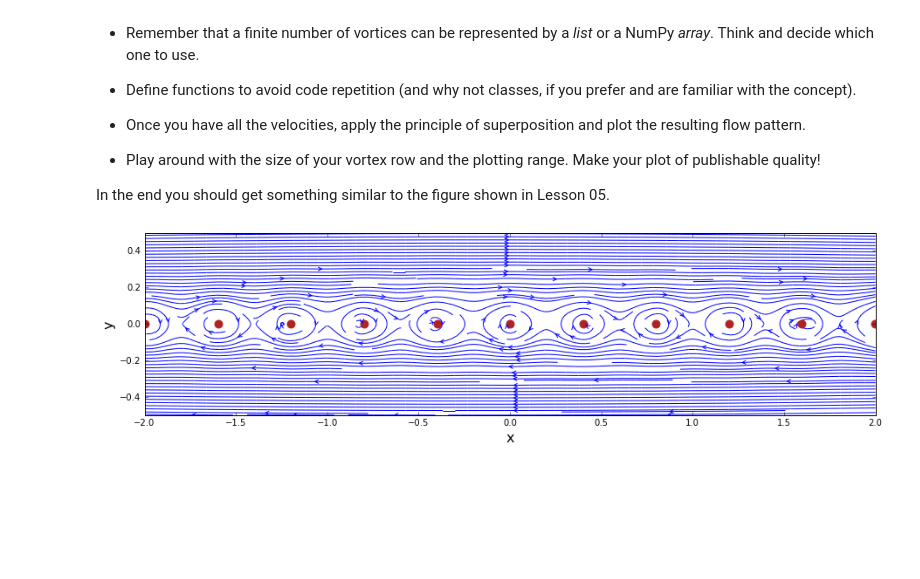
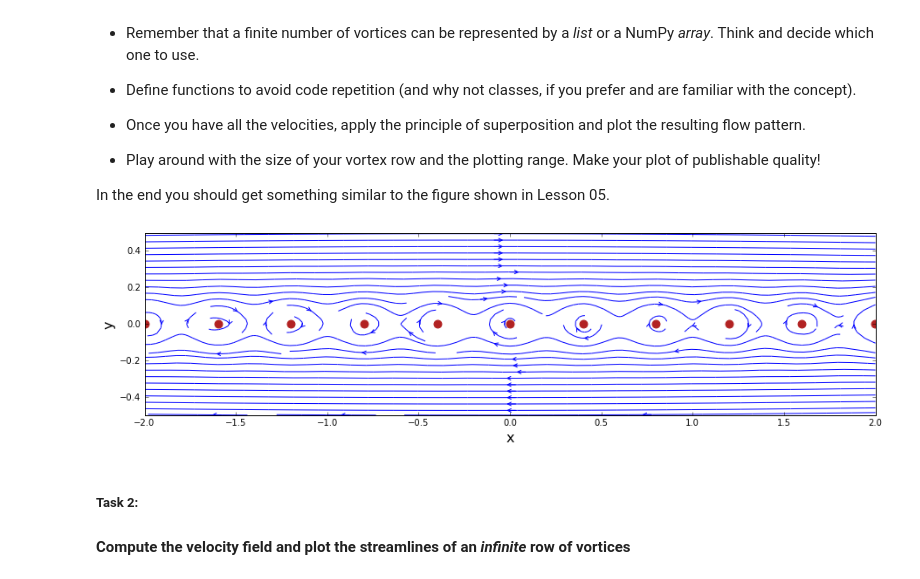
Before and after one commit to lpgleaves/mae6226-workspace, a Jupyter notebook: 05-lesson-notes.ipynb, the cells around one changed output. Drawn from its saved outputs; the diff is of its cells as text; code cells hidden in the pictures; blank space fills up the shorter version.

```diff
--- a/05-lesson-notes.ipynb
+++ b/05-lesson-notes.ipynb
@@ -48,12 +48,16 @@ for i in range(0,N-1):
 # %%
 # plot the streamlines
 size = 15
 pyplot.figure(figsize=(size, (yz-ya)/(xz-xa)*size))
 pyplot.xlabel('x', fontsize=16)
 pyplot.ylabel('y', fontsize=16)
 pyplot.xlim(xa, xz)
 pyplot.ylim(ya,yz)
-pyplot.streamplot(X, Y, ucomp, vcomp, density=2, linewidth=1, arrowsize=1, arrowstyle='->')
+pyplot.streamplot(X, Y, ucomp, vcomp, density=1, linewidth=1, arrowsize=1, arrowstyle='->')
 pyplot.scatter(xv, yv, s=80, marker='o', color='#B22222');
 # %% [output]
-[figure, old version]
+[figure, new version]
+# %% [markdown]
+##### Task 2:
+
+#### Compute the velocity field and plot the streamlines of an *infinite* row of vortices
```
Also changed, not shown: parts of 3 cells of this notebook, 1 other file.
